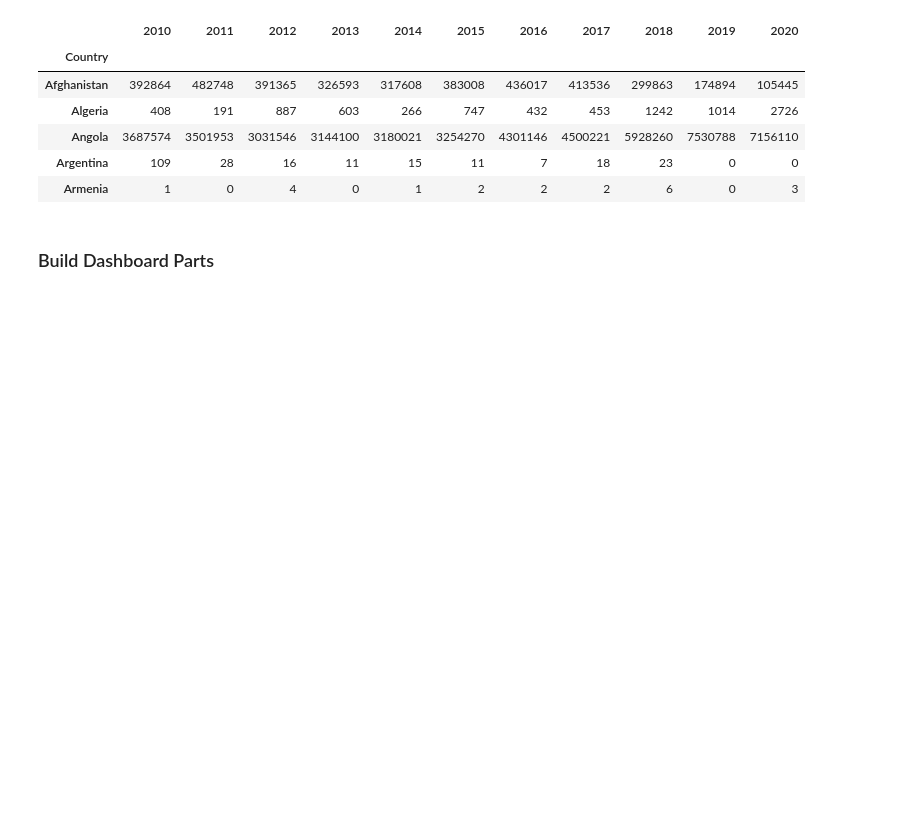
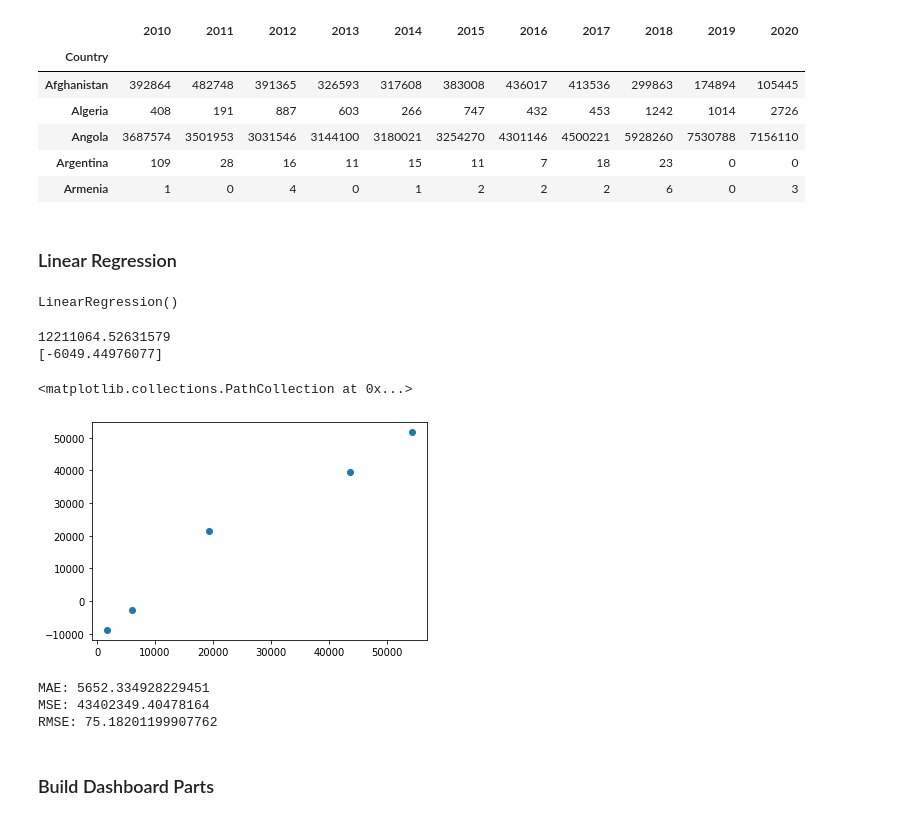
Before and after one commit to aqthai/malaria_dashboard, a Jupyter notebook: index.ipynb, the cells around one changed output. Saved outputs shown, nothing was run; the diff lists cells and outputs as text; code cells hidden in the pictures; blank space fills up the shorter version.

Commit message:
include linear regression
the dashboard is not working from desktop anymore

```diff
--- a/index.ipynb
+++ b/index.ipynb
@@ -47,6 +47,43 @@ df.head()
 | Angola | 3687574 | 3501953 | 3031546 | 3144100 | 3180021 | 3254270 | 4301146 | 4500221 | 5928260 | 7530788 | 7156110 |
 | Argentina | 109 | 28 | 16 | 11 | 15 | 11 | 7 | 18 | 23 | 0 | 0 |
 | Armenia | 1 | 0 | 4 | 0 | 1 | 2 | 2 | 2 | 6 | 0 | 3 |
+# %% [markdown]
+### Linear Regression
+# %%
+from sklearn.model_selection import train_test_split
+X = df.columns.astype(int).to_frame()
+y = df.loc['Viet Nam']
+X_train, X_test, y_train, y_test = train_test_split(X, y, test_size=0.4, random_state=42)
+# %%
+from sklearn.linear_model import LinearRegression
+lm= LinearRegression()
+lm.fit(X_train, y_train)
+# %% [output]
+LinearRegression()
+# %%
+print(lm.intercept_)
+print(lm.coef_)
+predictions = lm.predict(X_test)
+# %% [output]
+12211064.52631579
+[-6049.44976077]
+# %%
+# verifies accuracy of predictions by linear nature
+import matplotlib.pyplot as plt
+import numpy as np
+plt.scatter(y_test, predictions)
+# %% [output]
+<matplotlib.collections.PathCollection at 0x...>
+[figure, added]
+# %%
+from sklearn import metrics
+print("MAE:", metrics.mean_absolute_error(y_test, predictions))
+print("MSE:", metrics.mean_squared_error(y_test, predictions))
+print("RMSE:", np.sqrt(metrics.mean_absolute_error(y_test, predictions)))
+# %% [output]
+MAE: 5652.334928229451
+MSE: 43402349.40478164
+RMSE: 75.18201199907762
 # %% [markdown]
 ### Build Dashboard Parts
 # %%
```
